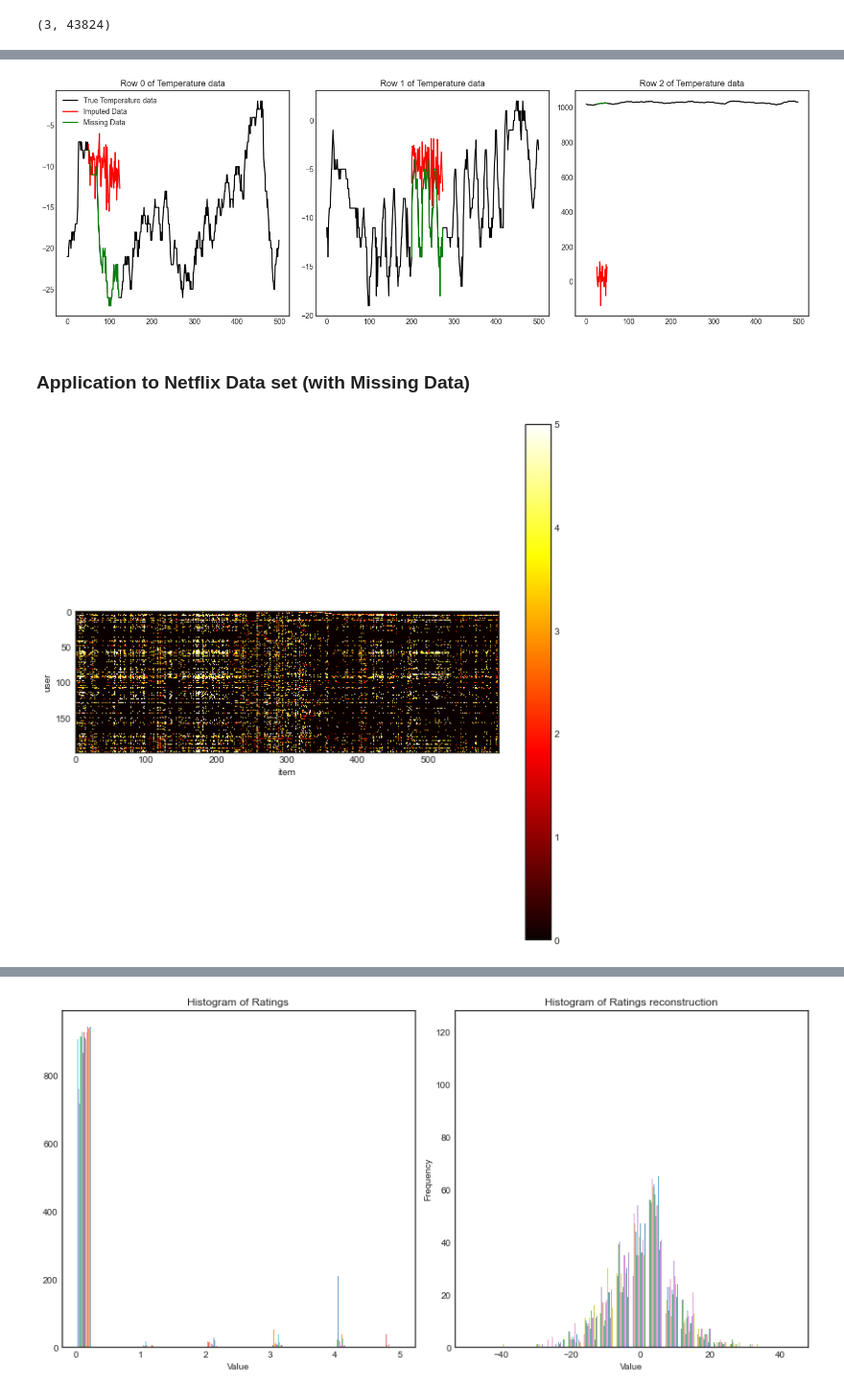
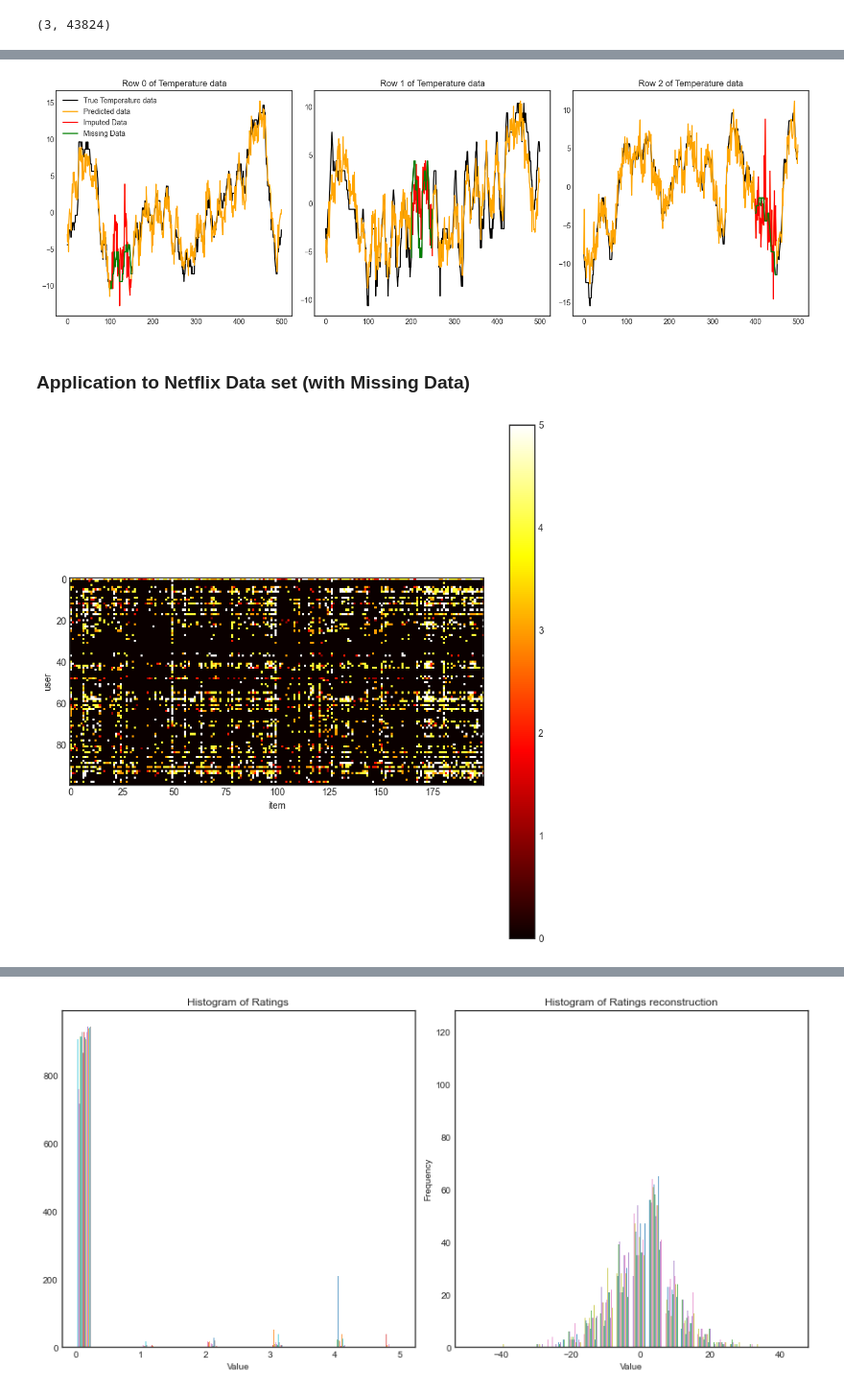
Before and after one commit to T0NY1302/Bayesian-Matrix-Factorisation, a Jupyter notebook: Bayesian_Matrix_Variate_Gaussian_Matrix_Factorisation.ipynb, the cells around one changed output, grey strips where cells are left out. Shown at 96% size. Saved outputs shown, nothing was run; the diff lists cells and outputs as text; code cells hidden in the pictures.

```diff
--- a/Bayesian_Matrix_Variate_Gaussian_Matrix_Factorisation.ipynb
+++ b/Bayesian_Matrix_Variate_Gaussian_Matrix_Factorisation.ipynb
@@ -454,7 +571,7 @@ fig, axs = plt.subplots(1, 3, figsize=(15,5))
 
 for i in range(3):
     axs[i].plot(Y_temperature[i, :], label='True Temperature data', color = 'black')
-    #axs[i].plot(Y_pred[i, :], label='Predicted data', color = 'orange')
+    axs[i].plot(Y_pred[i, :], label='Predicted data', color = 'orange')
     axs[i].set_title(f"Row {i} of Temperature data")
 
     missing_indices = np.where(mask[i, :] == 0)[0]
@@ -467,5 +584,5 @@ for i in range(3):
 plt.tight_layout()
 plt.show()
 # %% [output]
-[figure, old version]
+[figure, new version]
 # %% [markdown]
@@ -473,26 +592,26 @@ plt.show()
 # %%
 #load movielens data and create a matrix and plot the heatmap
 # load the data
 df = pd.read_csv('netflix.data', sep='\t', header=None)
 df.columns = ['user_id', 'item_id', 'rating', 'timestamp']
 # create a matrix
 ratings = np.zeros((943, 1682))
 for row in df.itertuples():
     ratings[row[1] - 1, row[2] - 1] = row[3]
 
 #use a subset of netflix data to work on
-Y = ratings[:200, :600]
+Y = ratings[:100, :200]
 
 # plot the heatmap
 plt.figure(figsize=(10, 10))
 plt.imshow(Y, cmap='hot', interpolation='nearest')
 plt.colorbar()
 plt.xlabel('item')
 plt.ylabel('user')
 plt.savefig('heatmap.png')
 plt.show()
 # %% [output]
-[figure, old version]
+[figure, new version]
 # %%
 np.random.seed(0)
 
```
Also changed, not shown: parts of 23 cells of this notebook.
